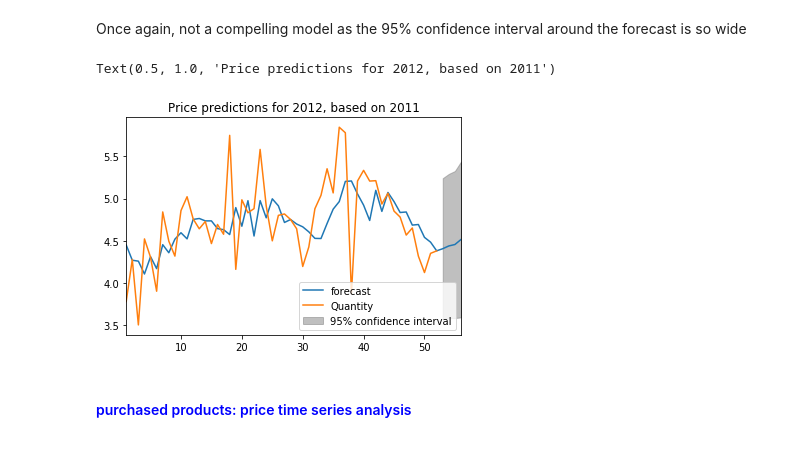
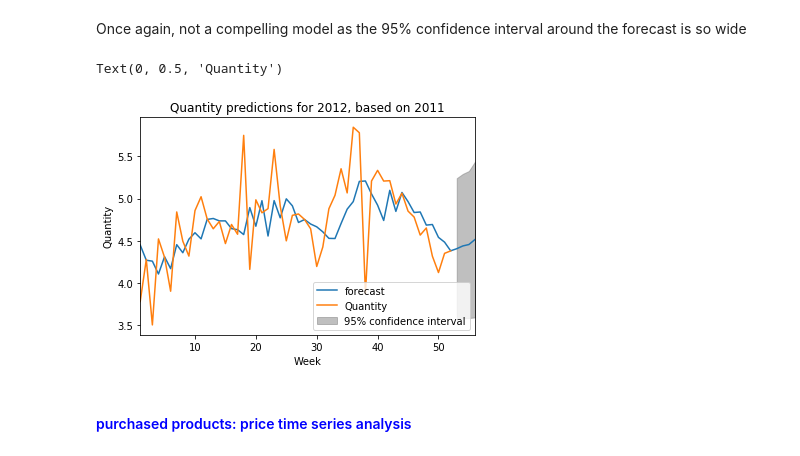
Before and after one commit to bhan-ds/Springboard-Capstone2, a Jupyter notebook: Capstone 2.ipynb, the cells around one changed output. Saved outputs shown, nothing was run; the diff lists cells and outputs as text; code cells hidden in the pictures.

```diff
--- a/Capstone 2.ipynb
+++ b/Capstone 2.ipynb
@@ -2059,10 +2073,12 @@ Once again, not a compelling model as the 95% confidence interval around the for
 # %%
 #using 56 as we have 12 months of data  (52 weeks), and I would like to predict the next 4 weeks (52+4=56 total weeks)
 results.plot_predict(1,56)
-plt.title("Price predictions for 2012, based on 2011")
+plt.title("Quantity predictions for 2012, based on 2011")
+plt.xlabel('Week')
+plt.ylabel('Quantity')
 # %% [output]
-Text(0.5, 1.0, 'Price predictions for 2012, based on 2011')
+Text(0, 0.5, 'Quantity')
-[figure, old version]
+[figure, new version]
 # %% [markdown]
 #### <span style='color:Blue'> purchased products: price time series analysis  </span>
 # %%
```
Also changed, not shown: parts of 31 cells of this notebook, 2 other files.
